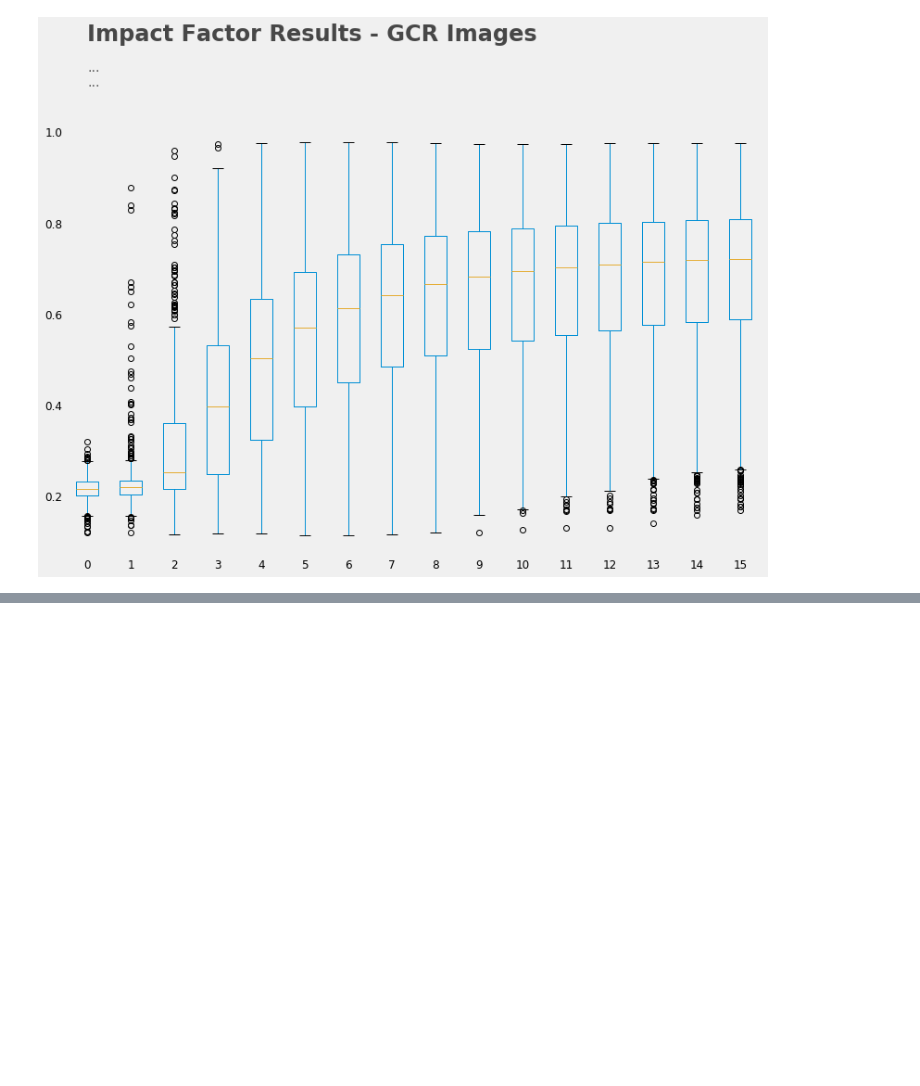
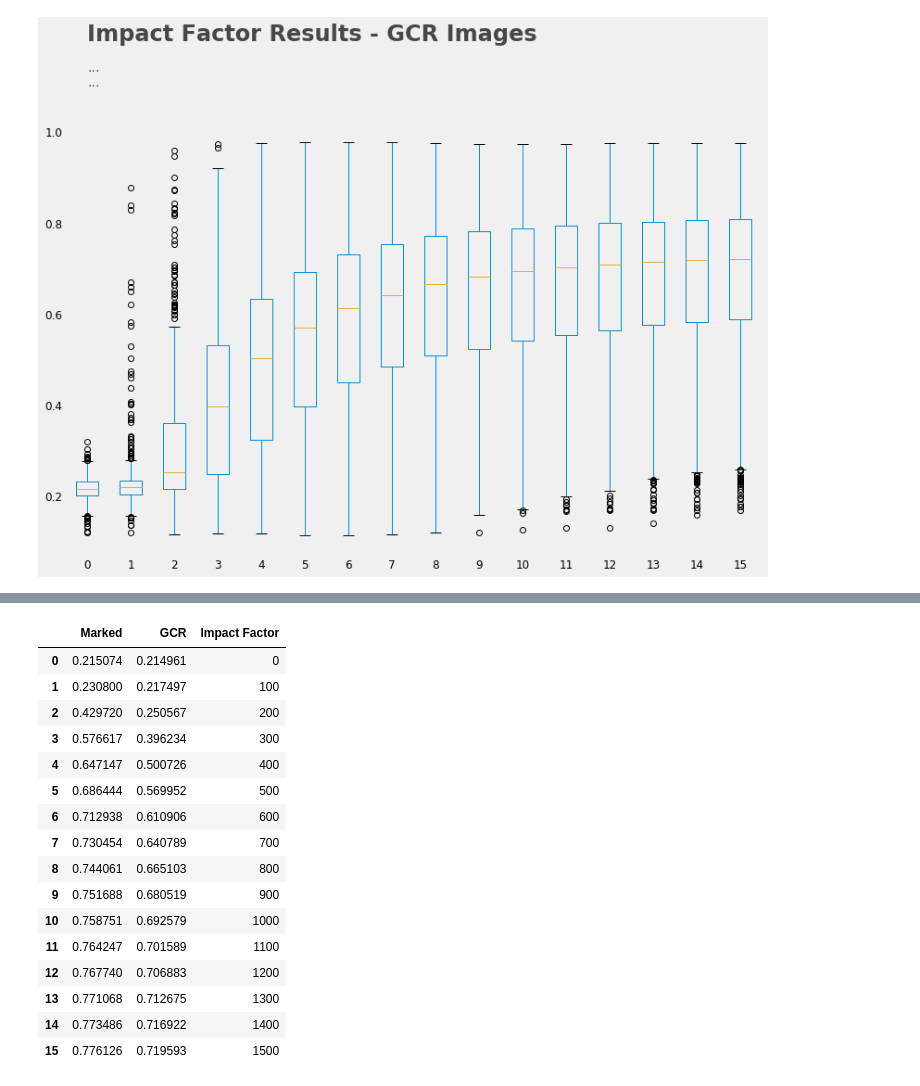
Before and after one commit to Call1st0/dft-based-watermarking-method-with-GCR-masking, a Jupyter notebook: impactFactorResults.ipynb, the cells around one changed output, grey strips where cells are left out. Saved outputs shown, nothing was run; the diff lists cells and outputs as text; code cells hidden in the pictures; blank space fills up the shorter version.

```diff
--- a/impactFactorResults.ipynb
+++ b/impactFactorResults.ipynb
@@ -68,3 +142,7 @@ graph.text(x = 1, y = 1.1,
 # %% [output]
 Text(1, 1.1, '...\n...')
 [figure]
+# %%
+medianAll = pd.concat([impactFactorMarked.median(), impactFactorGCR.median()], axis = 1)
+# %%
+medianAll.columns = ['Marked', 'GCR']
@@ -70,0 +169,2 @@ Text(1, 1.1, '...\n...')
+# %%
+xRange = range(0, 1501, 100)
@@ -70,0 +197,20 @@ Text(1, 1.1, '...\n...')
+# %%
+medianAll
+# %% [output]
+|  | Marked | GCR | Impact Factor |
+| 0 | 0.215074 | 0.214961 | 0 |
+| 1 | 0.230800 | 0.217497 | 100 |
+| 2 | 0.429720 | 0.250567 | 200 |
+| 3 | 0.576617 | 0.396234 | 300 |
+| 4 | 0.647147 | 0.500726 | 400 |
+| 5 | 0.686444 | 0.569952 | 500 |
+| 6 | 0.712938 | 0.610906 | 600 |
+| 7 | 0.730454 | 0.640789 | 700 |
+| 8 | 0.744061 | 0.665103 | 800 |
+| 9 | 0.751688 | 0.680519 | 900 |
+| 10 | 0.758751 | 0.692579 | 1000 |
+| 11 | 0.764247 | 0.701589 | 1100 |
+| 12 | 0.767740 | 0.706883 | 1200 |
+| 13 | 0.771068 | 0.712675 | 1300 |
+| 14 | 0.773486 | 0.716922 | 1400 |
+| 15 | 0.776126 | 0.719593 | 1500 |
```
Also changed, not shown: parts of 15 cells of this notebook, 6 other files.
